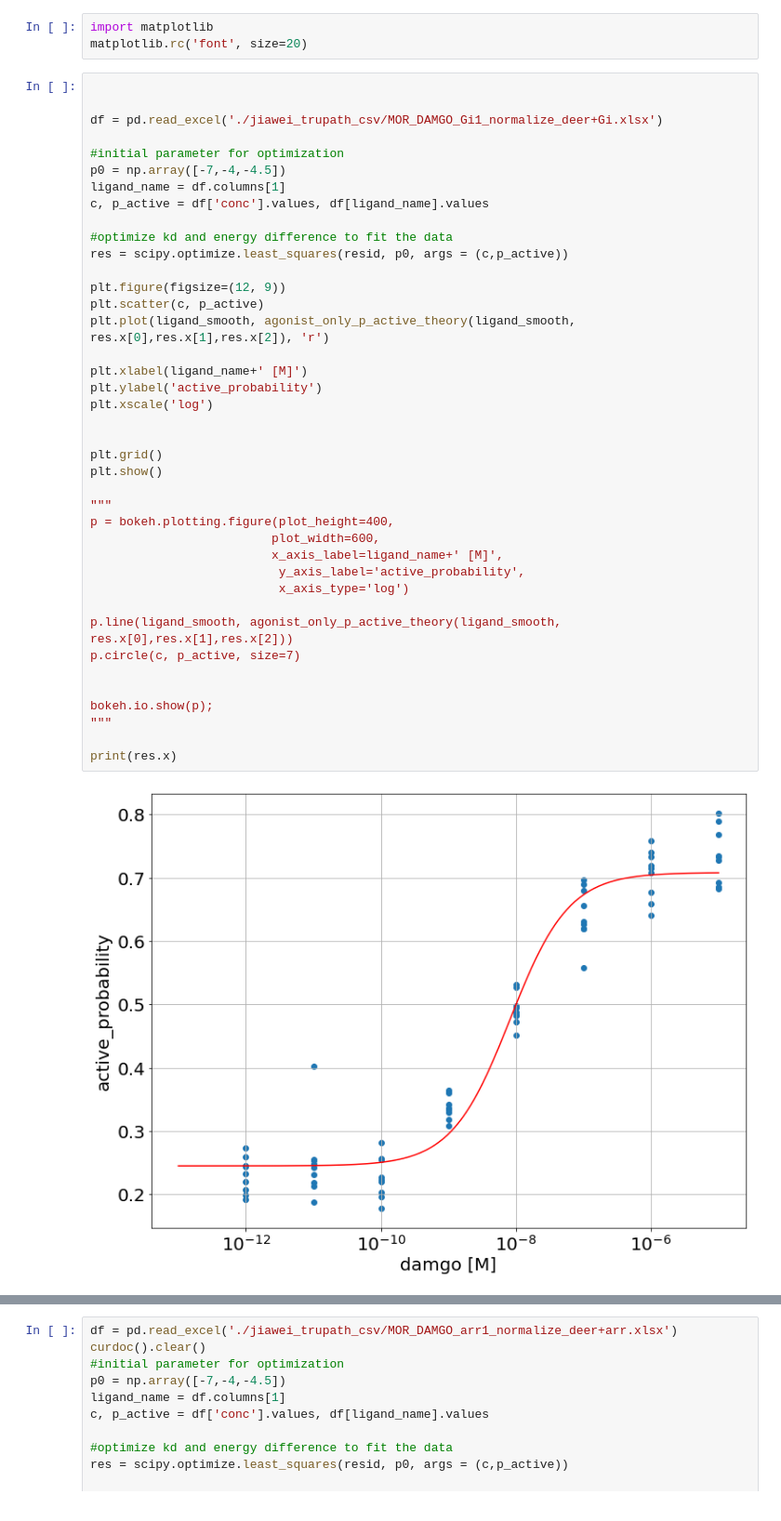
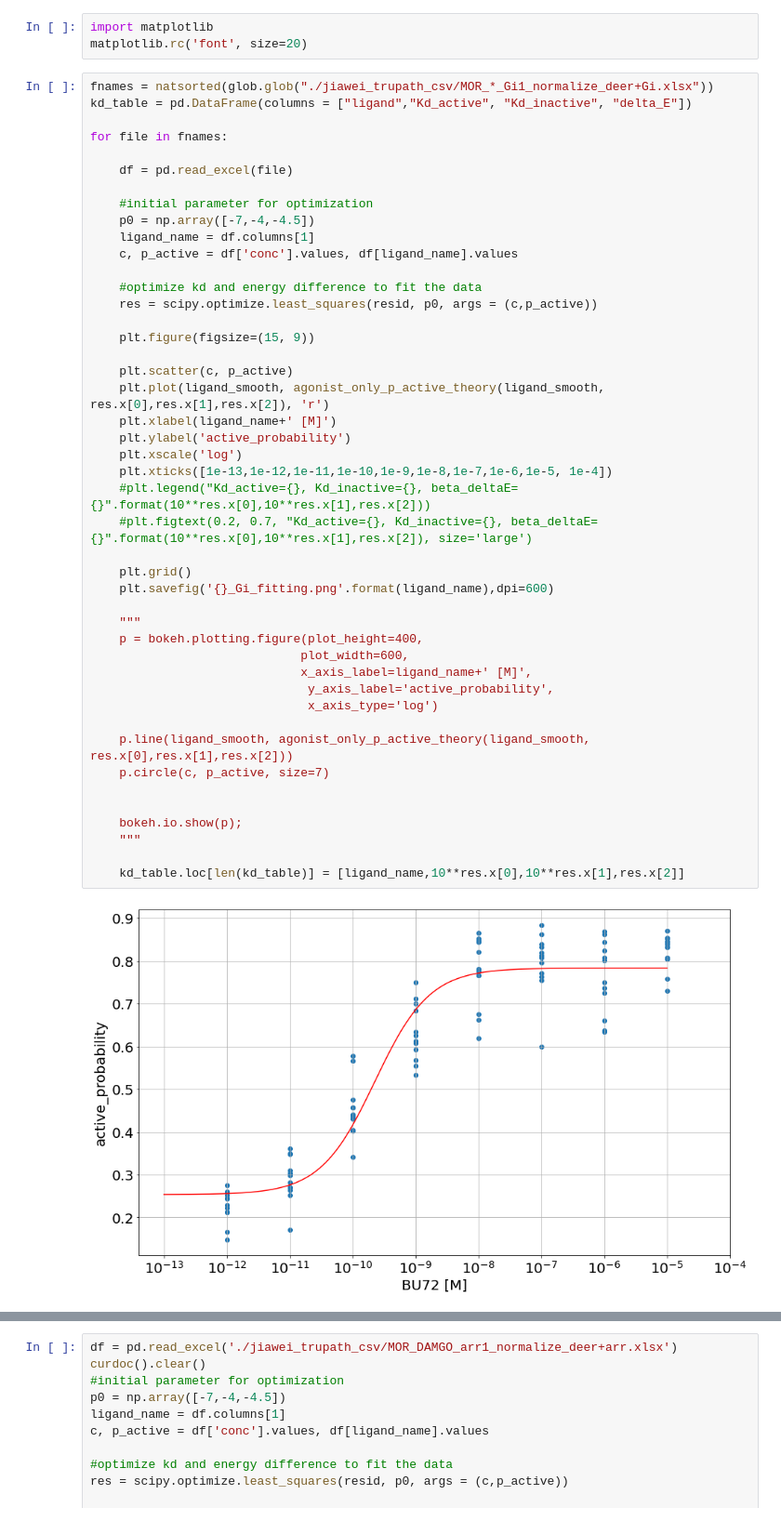
Before and after one commit to wanghaoqing/mglur5_MWC, a Jupyter notebook: MWC_curve_fittiing_MOR.ipynb, the cells around one changed output, grey strips where cells are left out. Shown: that part at 93% size. Saved outputs shown, nothing was run; the diff lists cells and outputs as text.

```diff
--- a/MWC_curve_fittiing_MOR.ipynb
+++ b/MWC_curve_fittiing_MOR.ipynb
@@ -154,44 +154,49 @@ bokeh.io.show(p);
 import matplotlib
 matplotlib.rc('font', size=20)
 # %%
+fnames = natsorted(glob.glob("./jiawei_trupath_csv/MOR_*_Gi1_normalize_deer+Gi.xlsx"))
+kd_table = pd.DataFrame(columns = ["ligand","Kd_active", "Kd_inactive", "delta_E"])
+
+for file in fnames:
+
+    df = pd.read_excel(file)
+
+    #initial parameter for optimization
+    p0 = np.array([-7,-4,-4.5])
+    ligand_name = df.columns[1]
+    c, p_active = df['conc'].values, df[ligand_name].values
+
+    #optimize kd and energy difference to fit the data
+    res = scipy.optimize.least_squares(resid, p0, args = (c,p_active))
+
+    plt.figure(figsize=(15, 9))
+
+    plt.scatter(c, p_active)
+    plt.plot(ligand_smooth, agonist_only_p_active_theory(ligand_smooth, res.x[0],res.x[1],res.x[2]), 'r')
+    plt.xlabel(ligand_name+' [M]')
+    plt.ylabel('active_probability')
+    plt.xscale('log')
+    plt.xticks([1e-13,1e-12,1e-11,1e-10,1e-9,1e-8,1e-7,1e-6,1e-5, 1e-4])
+    #plt.legend("Kd_active={}, Kd_inactive={}, beta_deltaE={}".format(10**res.x[0],10**res.x[1],res.x[2]))
+    #plt.figtext(0.2, 0.7, "Kd_active={}, Kd_inactive={}, beta_deltaE={}".format(10**res.x[0],10**res.x[1],res.x[2]), size='large')
+
+    plt.grid()
+    plt.savefig('{}_Gi_fitting.png'.format(ligand_name),dpi=600)
+
+    """
+    p = bokeh.plotting.figure(plot_height=400,
+                             plot_width=600,
+                             x_axis_label=ligand_name+' [M]',
+                              y_axis_label='active_probability',
+                              x_axis_type='log')
+
+    p.line(ligand_smooth, agonist_only_p_active_theory(ligand_smooth, res.x[0],res.x[1],res.x[2]))
+    p.circle(c, p_active, size=7)
 
 
-df = pd.read_excel('./jiawei_trupath_csv/MOR_DAMGO_Gi1_normalize_deer+Gi.xlsx')
+    bokeh.io.show(p);
+    """
 
-#initial parameter for optimization
-p0 = np.array([-7,-4,-4.5])
-ligand_name = df.columns[1]
-c, p_active = df['conc'].values, df[ligand_name].values
-
-#optimize kd and energy difference to fit the data
-res = scipy.optimize.least_squares(resid, p0, args = (c,p_active))
-
-plt.figure(figsize=(12, 9))
-plt.scatter(c, p_active)
-plt.plot(ligand_smooth, agonist_only_p_active_theory(ligand_smooth, res.x[0],res.x[1],res.x[2]), 'r')
-
-plt.xlabel(ligand_name+' [M]')
-plt.ylabel('active_probability')
-plt.xscale('log')
-
-
-plt.grid()
-plt.show()
-
-"""
-p = bokeh.plotting.figure(plot_height=400,
-                         plot_width=600,
-                         x_axis_label=ligand_name+' [M]',
-                          y_axis_label='active_probability',
-                          x_axis_type='log')
-
-p.line(ligand_smooth, agonist_only_p_active_theory(ligand_smooth, res.x[0],res.x[1],res.x[2]))
-p.circle(c, p_active, size=7)
-
-
-bokeh.io.show(p);
-"""
-
-print(res.x)
+    kd_table.loc[len(kd_table)] = [ligand_name,10**res.x[0],10**res.x[1],res.x[2]]
 # %% [output]
-[figure, old version]
+[figure, new version]
```
Also changed, not shown: parts of 6 cells of this notebook, 8 other files.
